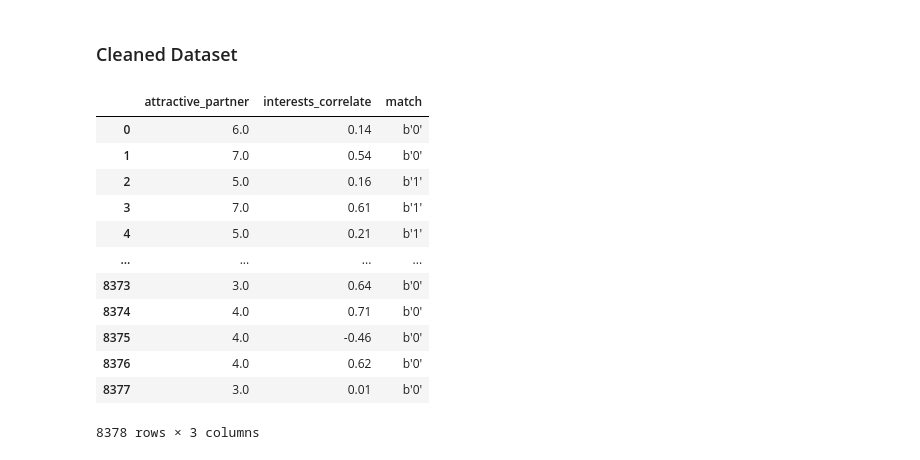
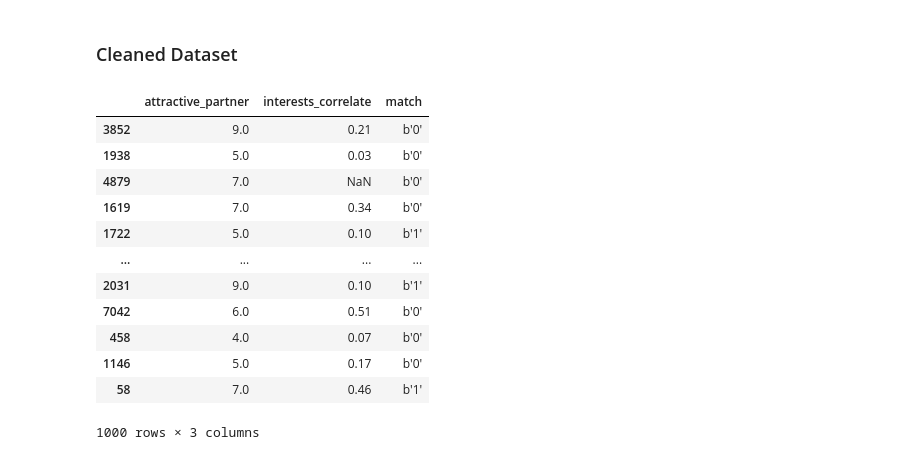
Before and after one commit to mkimur02/final_project_dsci100, a Jupyter notebook: Untitled.ipynb, the cells around one changed output. Saved outputs shown, nothing was run; the diff lists cells and outputs as text; code cells hidden in the pictures.

```diff
--- a/Untitled.ipynb
+++ b/Untitled.ipynb
@@ -50,21 +50,22 @@ df_speeddating
 ### Cleaned Dataset
 # %%
 speeddating = df_speeddating[["attractive_partner", "interests_correlate", "match"]]
+speeddating = speeddating.sample(n=1000, random_state=2023)
 speeddating
 # %% [output]
 |  | attractive_partner | interests_correlate | match |
-| 0 | 6.0 | 0.14 | b'0' |
-| 1 | 7.0 | 0.54 | b'0' |
-| 2 | 5.0 | 0.16 | b'1' |
-| 3 | 7.0 | 0.61 | b'1' |
-| 4 | 5.0 | 0.21 | b'1' |
+| 3852 | 9.0 | 0.21 | b'0' |
+| 1938 | 5.0 | 0.03 | b'0' |
+| 4879 | 7.0 | NaN | b'0' |
+| 1619 | 7.0 | 0.34 | b'0' |
+| 1722 | 5.0 | 0.10 | b'1' |
 | ... | ... | ... | ... |
-| 8373 | 3.0 | 0.64 | b'0' |
-| 8374 | 4.0 | 0.71 | b'0' |
-| 8375 | 4.0 | -0.46 | b'0' |
-| 8376 | 4.0 | 0.62 | b'0' |
-| 8377 | 3.0 | 0.01 | b'0' |
+| 2031 | 9.0 | 0.10 | b'1' |
+| 7042 | 6.0 | 0.51 | b'0' |
+| 458 | 4.0 | 0.07 | b'0' |
+| 1146 | 5.0 | 0.17 | b'0' |
+| 58 | 7.0 | 0.46 | b'1' |
-8378 rows × 3 columns
+1000 rows × 3 columns
 # %%
 speeddating["match"] = speeddating["match"].replace({"b'0'":"success","b'1'":"fail"}).astype("category")
 
```
Also changed, not shown: parts of 4 cells of this notebook.
